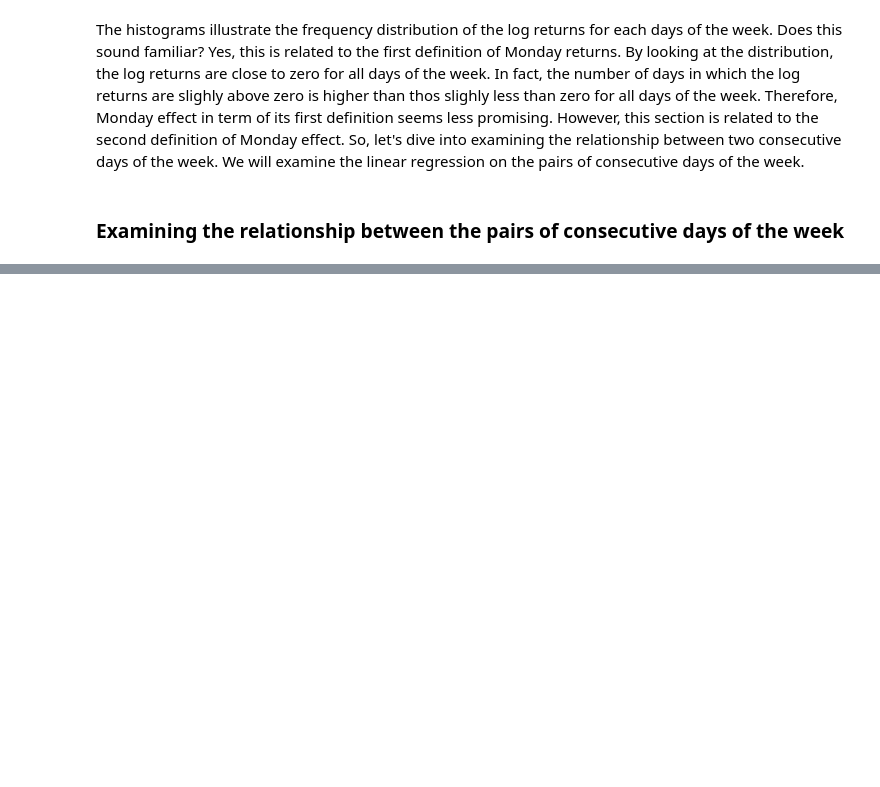
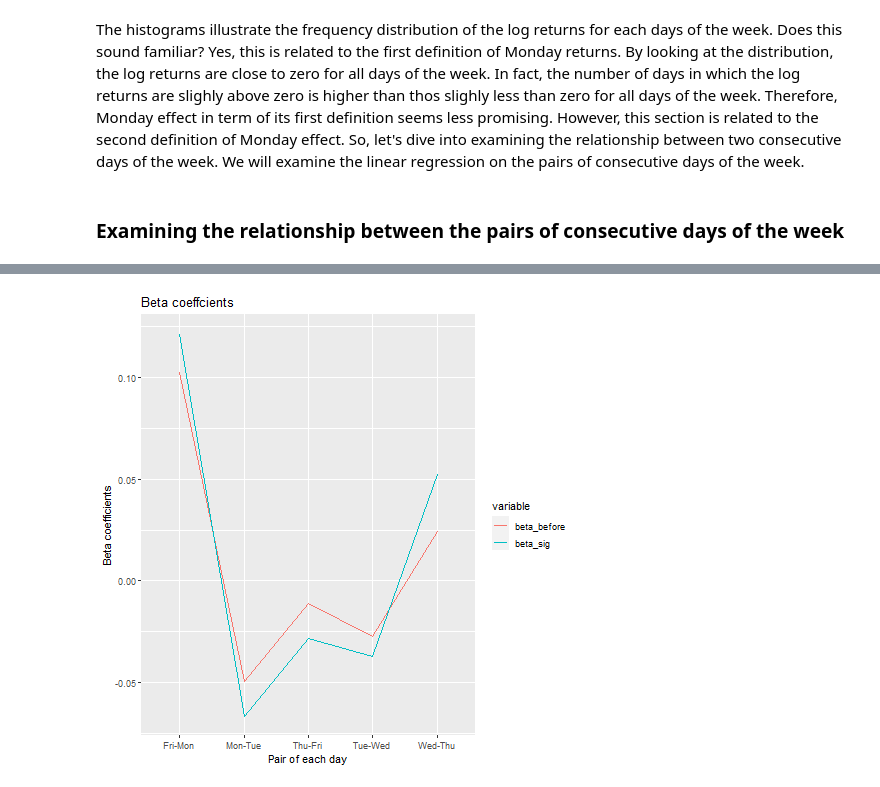
Before and after one commit to Sungbinyouk/UCSB-PSTAT234-2021S-Final-Project-Stock, a Jupyter notebook: Examining Monday Effect.ipynb, the cells around one changed output, grey strips where cells are left out. Cells and saved outputs as stored; diff of their text form; code cells hidden in the pictures; blank space fills up the shorter version.

```diff
--- a/Examining Monday Effect.ipynb
+++ b/Examining Monday Effect.ipynb
@@ -510,0 +712,10 @@ There is a statistically significant positive relationship between the log retur
+# %%
+%%R
+# Let's plot both beta-coefficeitns
+names = c("Fri-Mon","Mon-Tue","Tue-Wed","Wed-Thu","Thu-Fri")
+beta_table =data.frame(names,beta_before,beta_sig)
+beta_melt <- melt(beta_table, id = "names")
+ggplot(data = beta_melt) +
+  geom_line(aes(x = names, y = value, colour = variable, group = variable))+ labs(x = "Pair of each day",y = "Beta coefficients",title = "Beta coeffcients")
+# %% [output]
+[figure, added]
```
Also changed, not shown: parts of 16 cells of this notebook.
